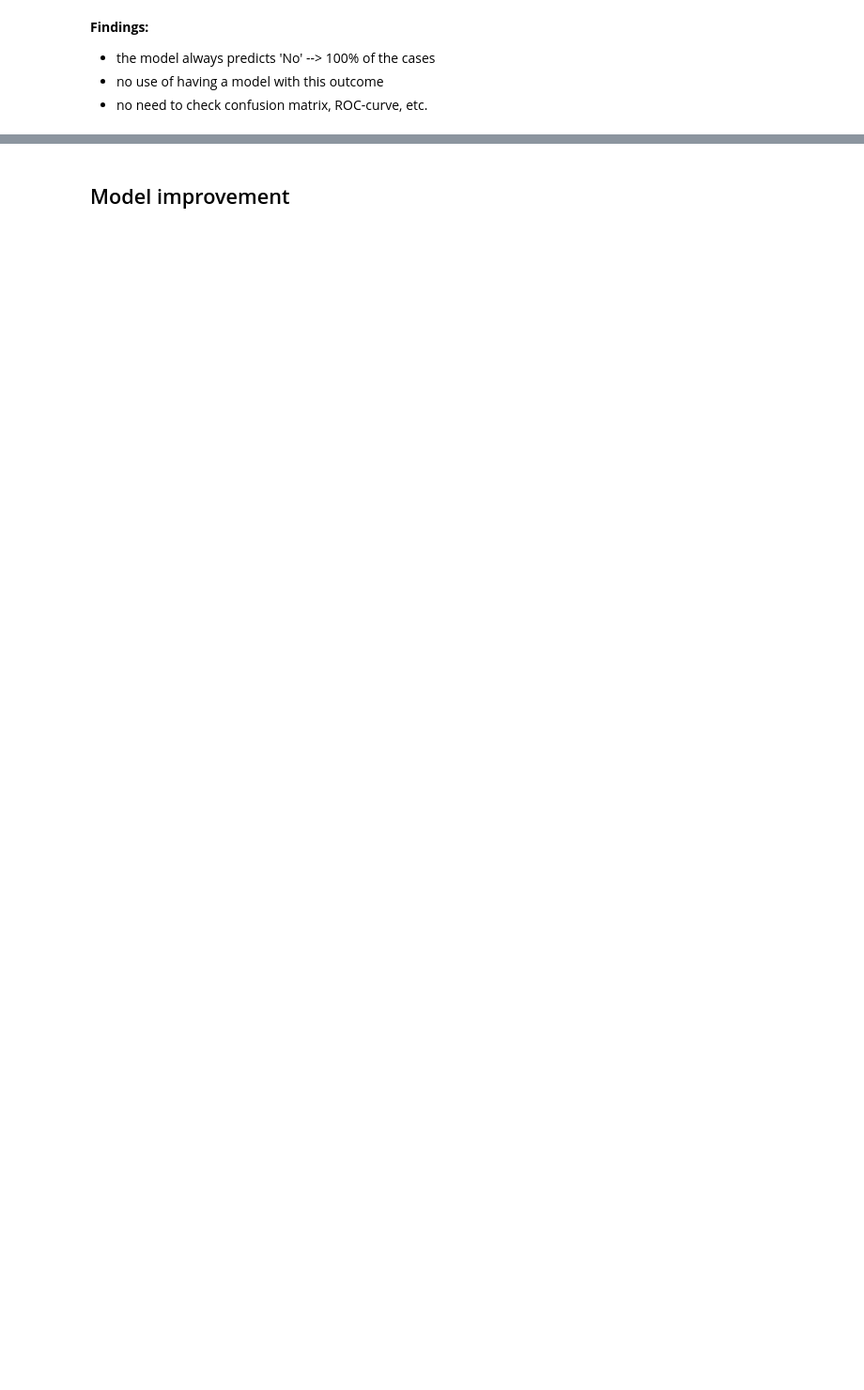
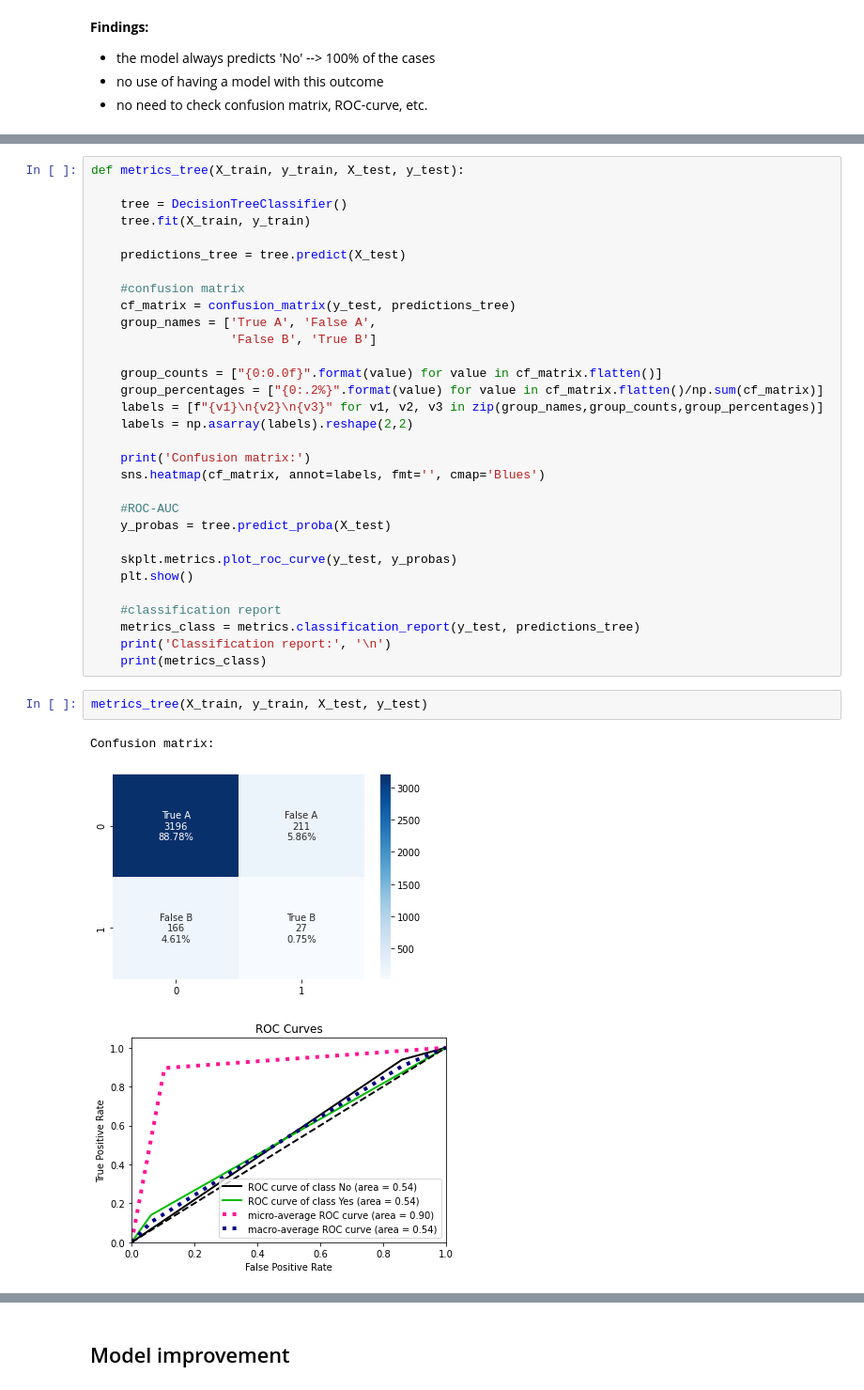
Before and after one commit to katharina-beriault/Midterm_Project_Credit-Card-Marketing_Classification, a Jupyter notebook: Python/Outcome.ipynb, the cells around one changed output, grey strips where cells are left out. Shown at 94% size. Saved outputs shown, nothing was run; the diff lists cells and outputs as text; blank space fills up the shorter version.

```diff
--- a/Python/Outcome.ipynb
+++ b/Python/Outcome.ipynb
@@ -760,0 +790,37 @@ dtype: int64
+# %%
+def metrics_tree(X_train, y_train, X_test, y_test):
+
+    tree = DecisionTreeClassifier()
+    tree.fit(X_train, y_train)
+
+    predictions_tree = tree.predict(X_test)
+
+    #confusion matrix
+    cf_matrix = confusion_matrix(y_test, predictions_tree)
+    group_names = ['True A', 'False A',
+                   'False B', 'True B']
+
+    group_counts = ["{0:0.0f}".format(value) for value in cf_matrix.flatten()]
+    group_percentages = ["{0:.2%}".format(value) for value in cf_matrix.flatten()/np.sum(cf_matrix)]
+    labels = [f"{v1}\n{v2}\n{v3}" for v1, v2, v3 in zip(group_names,group_counts,group_percentages)]
+    labels = np.asarray(labels).reshape(2,2)
+
+    print('Confusion matrix:')
+    sns.heatmap(cf_matrix, annot=labels, fmt='', cmap='Blues')
+
+    #ROC-AUC
+    y_probas = tree.predict_proba(X_test)
+
+    skplt.metrics.plot_roc_curve(y_test, y_probas)
+    plt.show()
+
+    #classification report
+    metrics_class = metrics.classification_report(y_test, predictions_tree)
+    print('Classification report:', '\n')
+    print(metrics_class)
+# %%
+metrics_tree(X_train, y_train, X_test, y_test)
+# %% [output]
+Confusion matrix:
+[figure, added]
+[figure, added]
```
Also changed, not shown: parts of 142 cells of this notebook, 2 other files.
